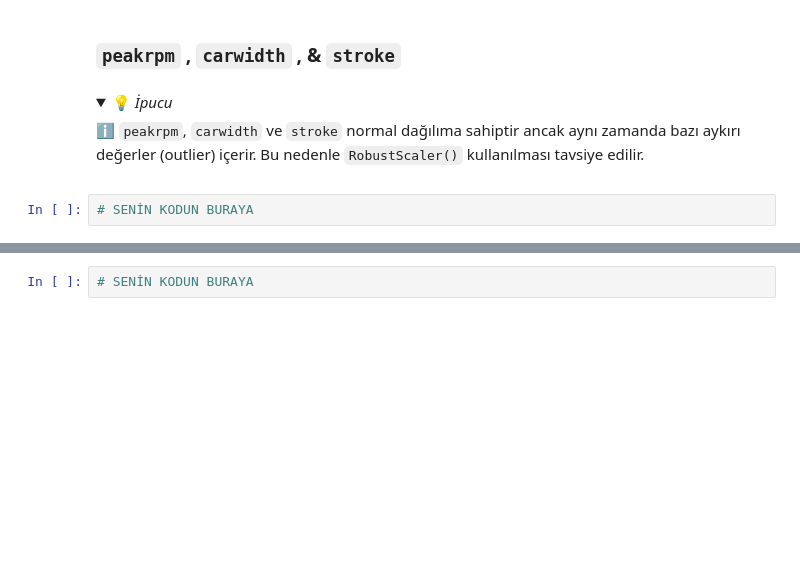
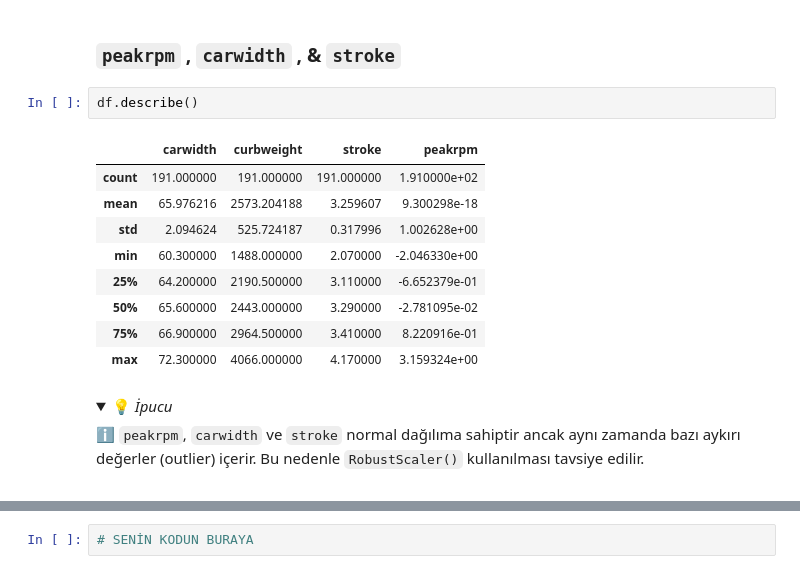
Before and after one commit to mertkaantopuz/S16D2-S-Data-car-prices, a Jupyter notebook: Car-Prices.ipynb, the cells around one changed output, grey strips where cells are left out. Saved outputs shown, nothing was run; the diff lists cells and outputs as text; folded sections open; blank space fills up the shorter version.

```diff
--- a/Car-Prices.ipynb
+++ b/Car-Prices.ipynb
@@ -231,6 +243,18 @@ Sayısal feature’ları aykırı değerler (outliers) ve dağılımları açıs
 Dönüştürülmüş değerlerle orijinal sütunları değiştirin.
 # %% [markdown]
 ### `peakrpm` , `carwidth` , & `stroke`
+# %%
+df.describe()
+# %% [output]
+|  | carwidth | curbweight | stroke | peakrpm |
+| count | 191.000000 | 191.000000 | 191.000000 | 1.910000e+02 |
+| mean | 65.976216 | 2573.204188 | 3.259607 | 9.300298e-18 |
+| std | 2.094624 | 525.724187 | 0.317996 | 1.002628e+00 |
+| min | 60.300000 | 1488.000000 | 2.070000 | -2.046330e+00 |
+| 25% | 64.200000 | 2190.500000 | 3.110000 | -6.652379e-01 |
+| 50% | 65.600000 | 2443.000000 | 3.290000 | -2.781095e-02 |
+| 75% | 66.900000 | 2964.500000 | 3.410000 | 8.220916e-01 |
+| max | 72.300000 | 4066.000000 | 4.170000 | 3.159324e+00 |
 # %% [markdown]
 <details>
     <summary>💡 <i>İpucu</i> </summary>
@@ -238,5 +262,3 @@ Dönüştürülmüş değerlerle orijinal sütunları değiştirin.
 
 ℹ️ <code>peakrpm</code>, <code>carwidth</code> ve <code>stroke</code> normal dağılıma sahiptir ancak aynı zamanda bazı aykırı değerler (outlier) içerir. Bu nedenle `RobustScaler()` kullanılması tavsiye edilir.
 </details>
-# %%
-# SENİN KODUN BURAYA
```
Also changed, not shown: parts of 8 cells of this notebook, 1 other file.
